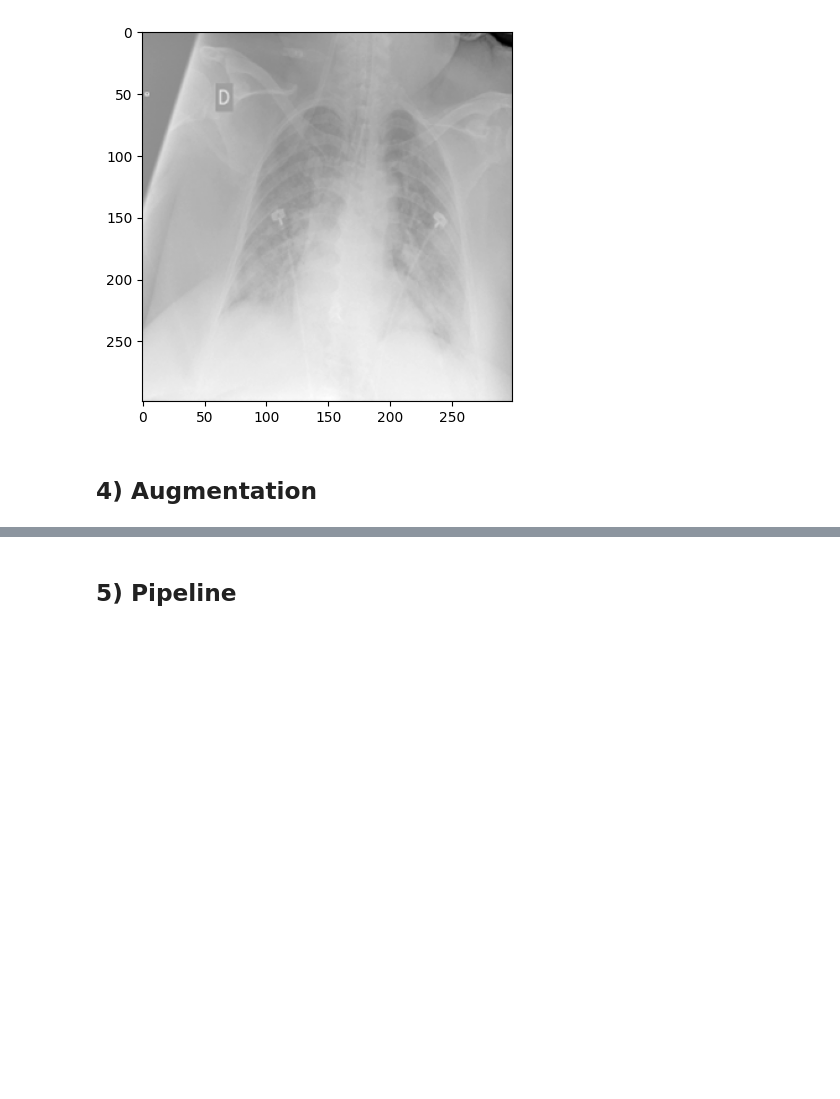
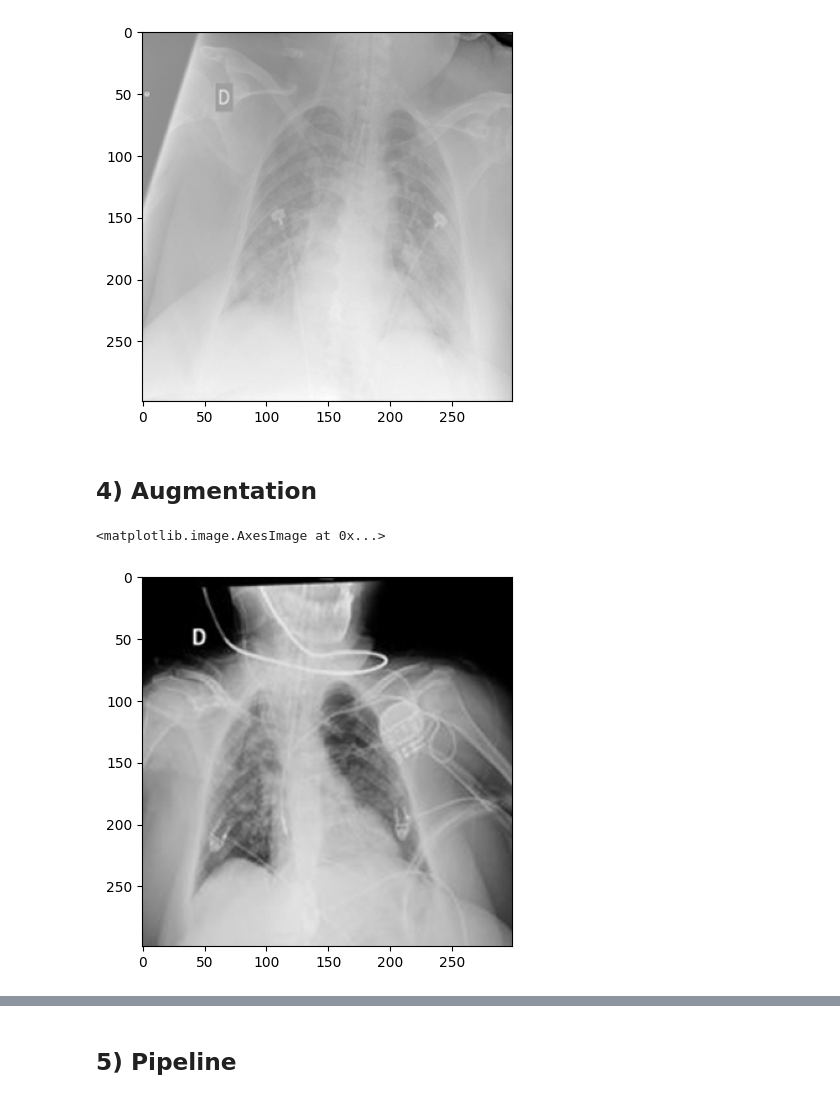
Before and after one commit to Lucmeister55/AI-project, a Jupyter notebook: notebooks/task1.ipynb, the cells around one changed output, grey strips where cells are left out. Saved outputs shown, nothing was run; the diff lists cells and outputs as text; code cells hidden in the pictures; blank space fills up the shorter version.

```diff
--- a/notebooks/task1.ipynb
+++ b/notebooks/task1.ipynb
@@ -251,2 +253,9 @@ plt.imshow(X_val_globalnorm[sample], cmap="gray")
+# %%
+# Original image
+sample = 0
+plt.imshow(X_train[sample], cmap="gray")
+# %% [output]
+<matplotlib.image.AxesImage at 0x...>
+[figure, added]
 # %%
 # Visualize the transformations on a sample from the training dataset individually and combined.
```
Also changed, not shown: parts of 4 cells of this notebook, 1 other file.
